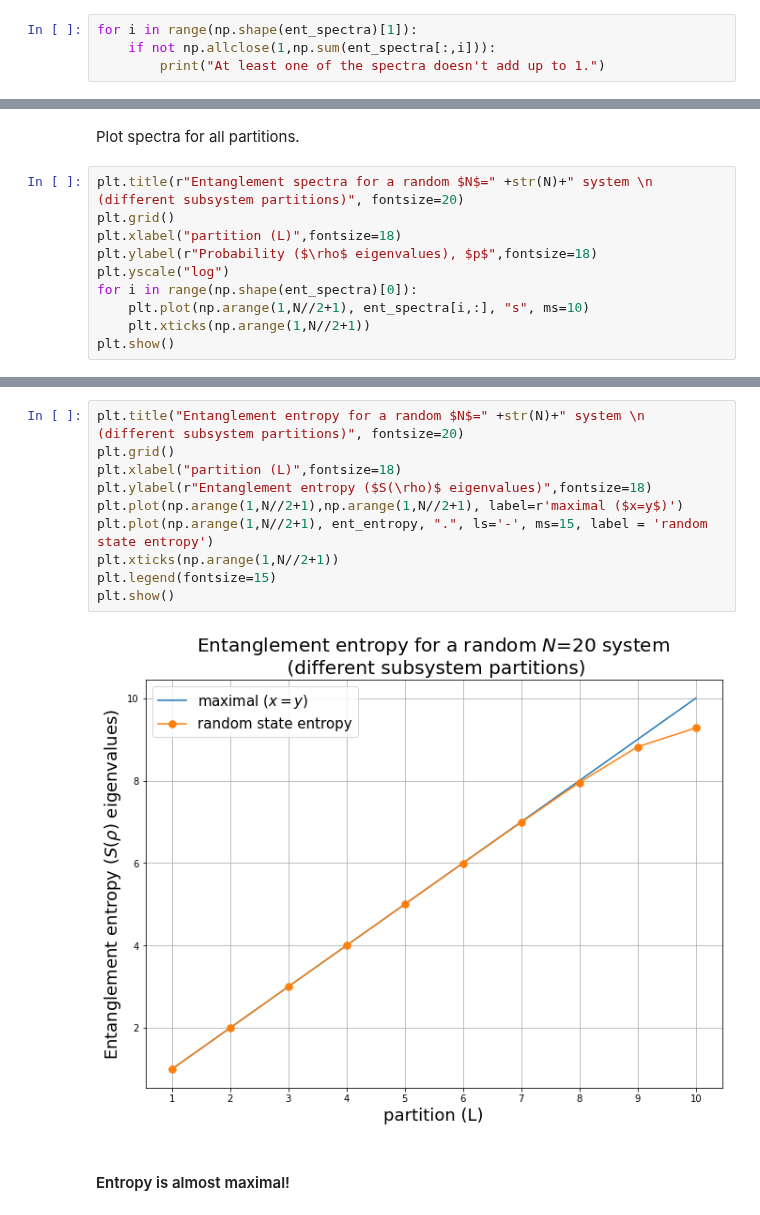
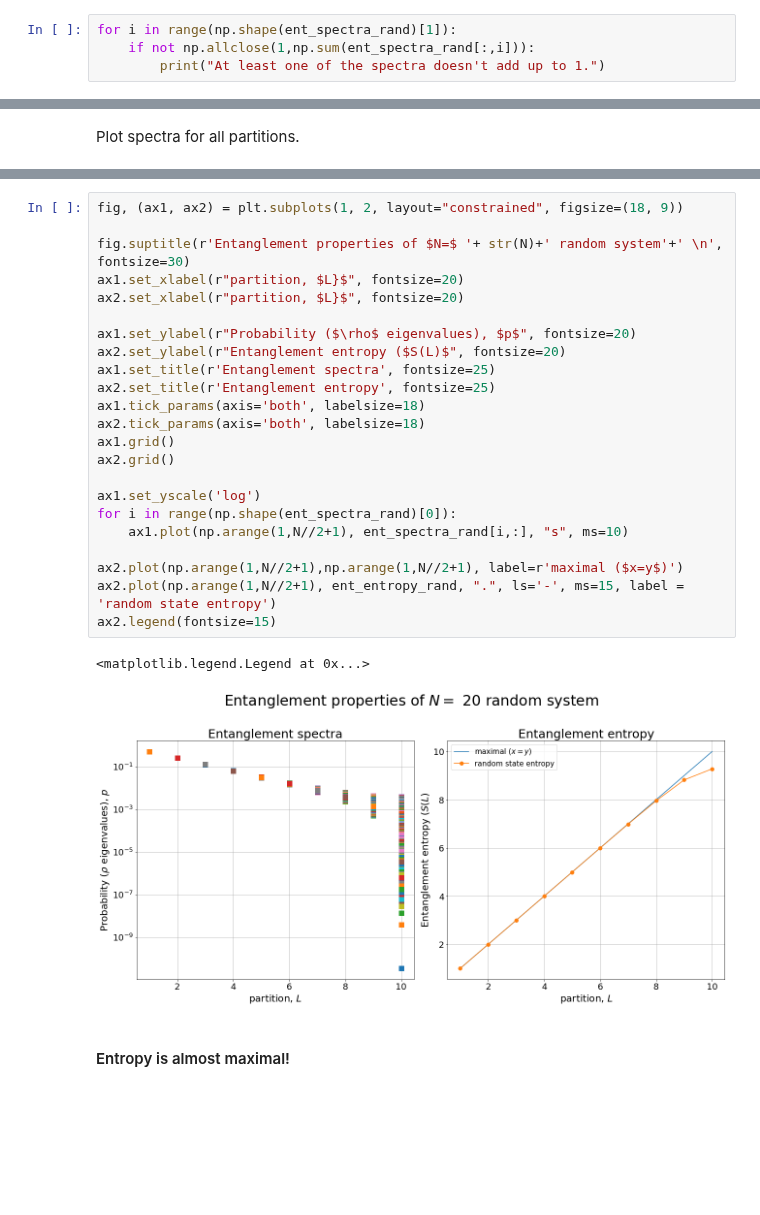
Before and after one commit to sofiagonga/many-body_entanglement_TN, a Jupyter notebook: TN_tutorial5.ipynb, the cells around one changed output, grey strips where cells are left out. Cells and saved outputs as stored; diff of their text form; blank space fills up the shorter version.

```diff
--- a/TN_tutorial5.ipynb
+++ b/TN_tutorial5.ipynb
@@ -136,8 +109,8 @@ ent_spectra, ent_entropy = entropies_and_spectra_from_psi(Psi)
 # %% [markdown]
 Check that each spectra adds up to 1.
 # %%
-for i in range(np.shape(ent_spectra)[1]):
-    if not np.allclose(1,np.sum(ent_spectra[:,i])):
+for i in range(np.shape(ent_spectra_rand)[1]):
+    if not np.allclose(1,np.sum(ent_spectra_rand[:,i])):
         print("At least one of the spectra doesn't add up to 1.")
 # %% [markdown]
 Plot spectrum for one partition. Let's do it for the last one since it will have the most number of $\rho$ eigenvalues.
@@ -155,12 +127,2 @@ plt.show()
 # %% [markdown]
 Plot spectra for all partitions.
-# %%
-plt.title(r"Entanglement spectra for a random $N$=" +str(N)+" system \n (different subsystem partitions)", fontsize=20)
-plt.grid()
-plt.xlabel("partition (L)",fontsize=18)
-plt.ylabel(r"Probability ($\rho$ eigenvalues), $p$",fontsize=18)
-plt.yscale("log")
-for i in range(np.shape(ent_spectra)[0]):
-    plt.plot(np.arange(1,N//2+1), ent_spectra[i,:], "s", ms=10)
-    plt.xticks(np.arange(1,N//2+1))
-plt.show()
@@ -169,15 +129,29 @@ plt.show()
-# %%
-plt.title("Entanglement entropy for a random $N$=" +str(N)+" system \n (different subsystem partitions)", fontsize=20)
-plt.grid()
-plt.xlabel("partition (L)",fontsize=18)
-plt.ylabel(r"Entanglement entropy ($S(\rho)$ eigenvalues)",fontsize=18)
-plt.plot(np.arange(1,N//2+1),np.arange(1,N//2+1), label=r'maximal ($x=y$)')
-plt.plot(np.arange(1,N//2+1), ent_entropy, ".", ls='-', ms=15, label = 'random state entropy')
-plt.xticks(np.arange(1,N//2+1))
-plt.legend(fontsize=15)
-plt.show()
-# %% [output]
-[figure, removed]
+# %%
+fig, (ax1, ax2) = plt.subplots(1, 2, layout="constrained", figsize=(18, 9))
+
+fig.suptitle(r'Entanglement properties of $N=$ '+ str(N)+' random system'+' \n', fontsize=30)
+ax1.set_xlabel(r"partition, $L}$", fontsize=20)
+ax2.set_xlabel(r"partition, $L}$", fontsize=20)
+
+ax1.set_ylabel(r"Probability ($\rho$ eigenvalues), $p$", fontsize=20)
+ax2.set_ylabel(r"Entanglement entropy ($S(L)$", fontsize=20)
+ax1.set_title(r'Entanglement spectra', fontsize=25)
+ax2.set_title(r'Entanglement entropy', fontsize=25)
+ax1.tick_params(axis='both', labelsize=18)
+ax2.tick_params(axis='both', labelsize=18)
+ax1.grid()
+ax2.grid()
+
+ax1.set_yscale('log')
+for i in range(np.shape(ent_spectra_rand)[0]):
+    ax1.plot(np.arange(1,N//2+1), ent_spectra_rand[i,:], "s", ms=10)
+
+ax2.plot(np.arange(1,N//2+1),np.arange(1,N//2+1), label=r'maximal ($x=y$)')
+ax2.plot(np.arange(1,N//2+1), ent_entropy_rand, ".", ls='-', ms=15, label = 'random state entropy')
+ax2.legend(fontsize=15)
+# %% [output]
+<matplotlib.legend.Legend at 0x...>
+[figure, added]
 # %% [markdown]
 #### Entropy is almost maximal!
 # %% [markdown]
```
Also changed, not shown: parts of 42 cells of this notebook.
